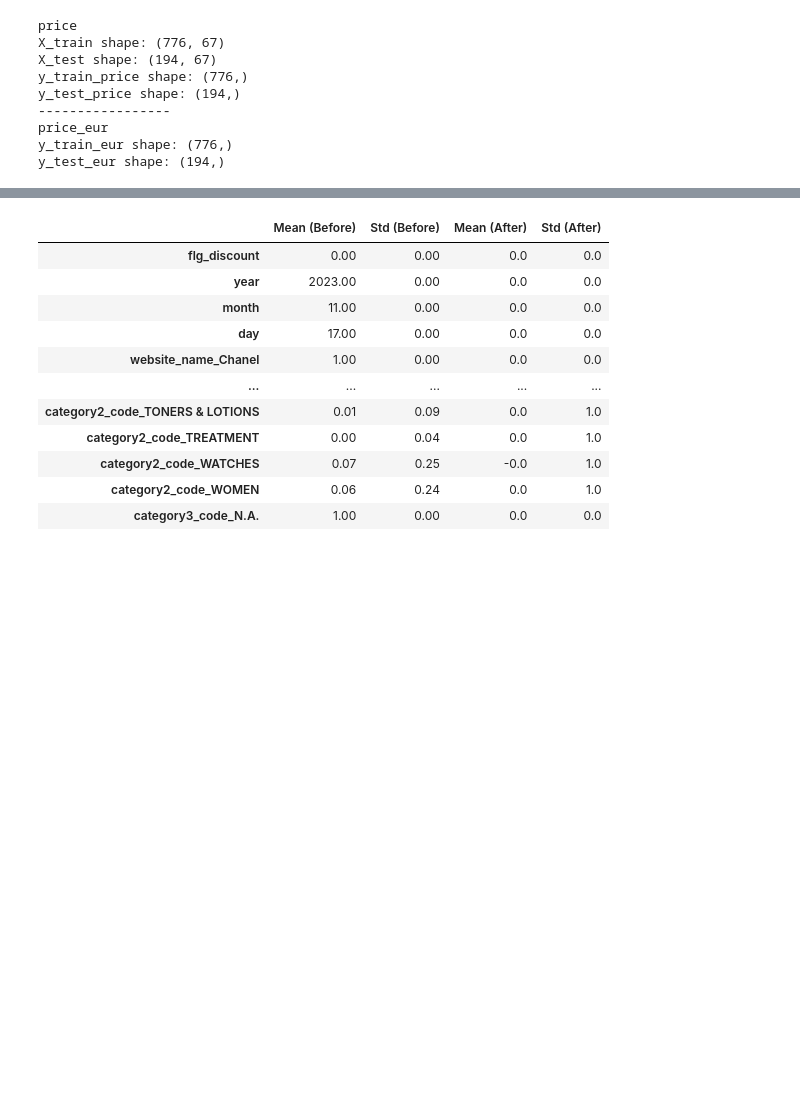
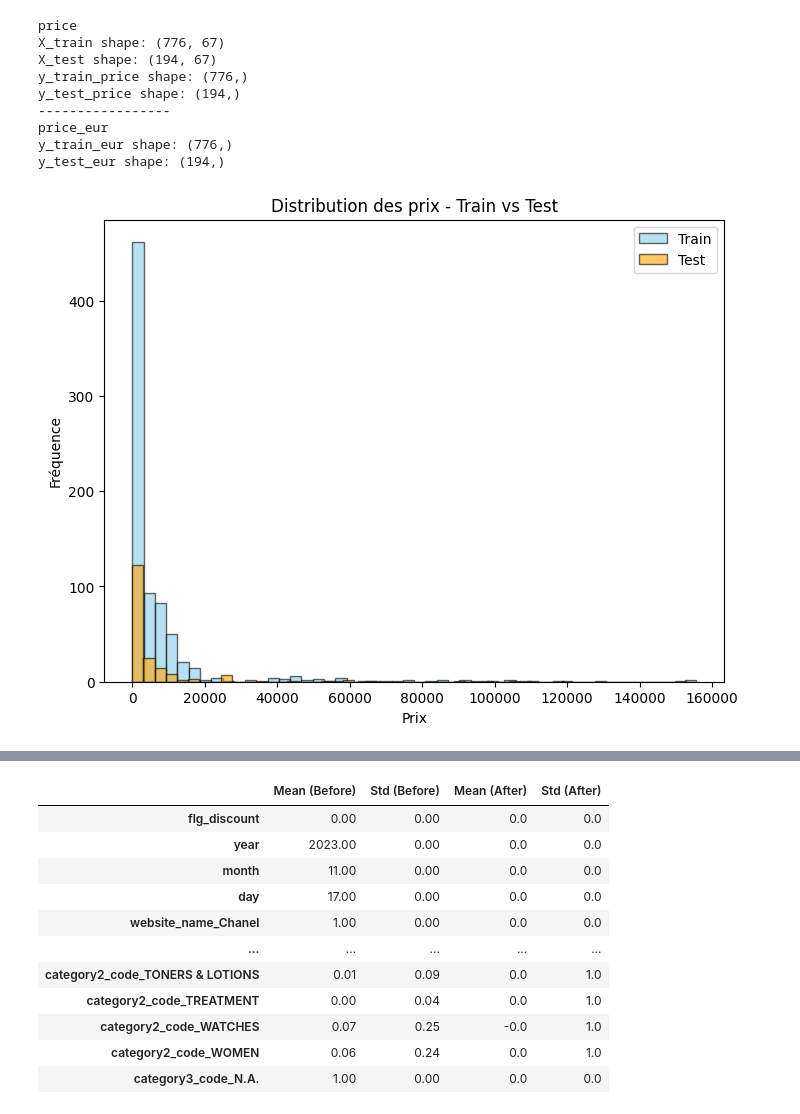
Before and after one commit to Chlooow/price-prediction-chanel, a Jupyter notebook: projetChanel.ipynb, the cells around one changed output, grey strips where cells are left out. Saved outputs shown, nothing was run; the diff lists cells and outputs as text; code cells hidden in the pictures; blank space fills up the shorter version.

```diff
--- a/projetChanel.ipynb
+++ b/projetChanel.ipynb
@@ -333,3 +351,18 @@ X_test_scaled = scaler.transform(X_test)
 scaler_eur = StandardScaler()
 X_train_eur_scaled = scaler_eur.fit_transform(X_train_eur)
 X_test_eur_scaled = scaler_eur.transform(X_test_eur)
+# %%
+import matplotlib.pyplot as plt
+
+plt.figure(figsize=(8,6))
+
+plt.hist(y_train_eur, bins=50, alpha=0.6, label="Train", color="skyblue", edgecolor="black")
+plt.hist(y_test_eur, bins=50, alpha=0.6, label="Test", color="orange", edgecolor="black")
+
+plt.title("Distribution des prix - Train vs Test")
+plt.xlabel("Prix")
+plt.ylabel("Fréquence")
+plt.legend()
+plt.show()
+# %% [output]
+[figure, added]
```
Also changed, not shown: parts of 13 cells of this notebook.
